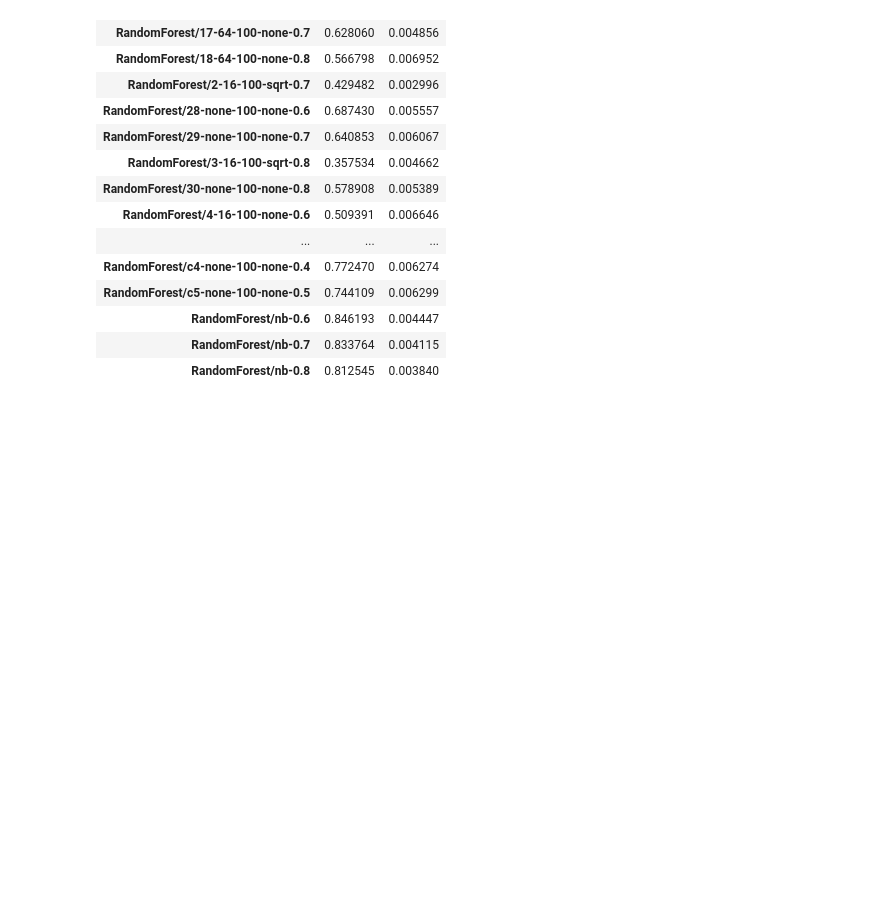
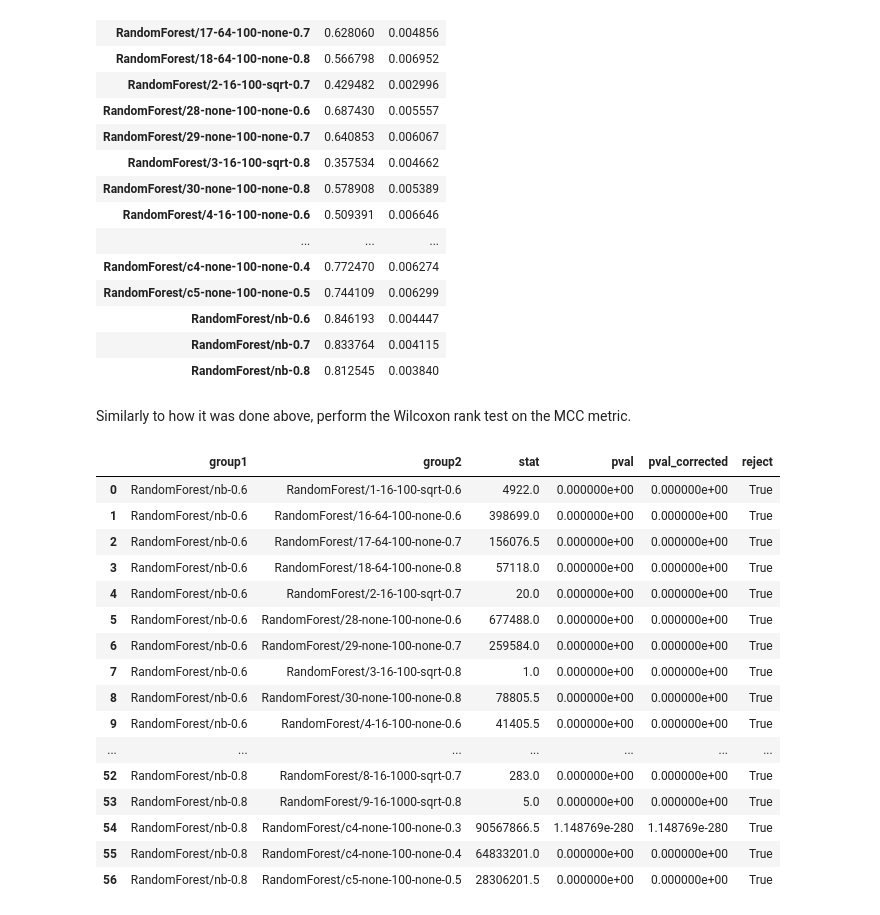
Before and after one commit to BenKaehler/paycheck, a Jupyter notebook: analysis/paycheck-eval-RandomForest.ipynb, the cells around one changed output. Saved outputs shown, nothing was run; the diff lists cells and outputs as text; code cells hidden in the pictures; blank space fills up the shorter version.

```diff
--- a/analysis/paycheck-eval-RandomForest.ipynb
+++ b/analysis/paycheck-eval-RandomForest.ipynb
@@ -785,3 +785,38 @@ calculate_aggregate_metrics(axis_data, metric, "class weights")
 | RandomForest/nb-0.6 | 0.846193 | 0.004447 |
 | RandomForest/nb-0.7 | 0.833764 | 0.004115 |
 | RandomForest/nb-0.8 | 0.812545 | 0.003840 |
+# %% [markdown]
+Similarly to how it was done above, perform the Wilcoxon rank test on the MCC metric.
+# %%
+alpha = 0.05
+correction = "hommel"
+model_col = "class weights"
+nb_prefix = "RandomForest/nb-"
+save_loc = os.path.join(project_dir, sample_types[0], f"stats-rf-{metric}-{alpha}.tsv")
+save_loc = None
+
+stat_results_df = compare_all_wilcoxon(data, model_col, nb_prefix, metric, alpha, paired=True, correction=correction)
+
+if save_loc:
+     stat_results_df.to_csv(os.path.join(save_loc), sep='\t')
+# %%
+with pd.option_context('display.max_rows', None, 'display.max_columns', None):
+    display(stat_results_df)
+# %% [output]
+|  | group1 | group2 | stat | pval | pval_corrected | reject |
+| 0 | RandomForest/nb-0.6 | RandomForest/1-16-100-sqrt-0.6 | 4922.0 | 0.000000e+00 | 0.000000e+00 | True |
+| 1 | RandomForest/nb-0.6 | RandomForest/16-64-100-none-0.6 | 398699.0 | 0.000000e+00 | 0.000000e+00 | True |
+| 2 | RandomForest/nb-0.6 | RandomForest/17-64-100-none-0.7 | 156076.5 | 0.000000e+00 | 0.000000e+00 | True |
+| 3 | RandomForest/nb-0.6 | RandomForest/18-64-100-none-0.8 | 57118.0 | 0.000000e+00 | 0.000000e+00 | True |
+| 4 | RandomForest/nb-0.6 | RandomForest/2-16-100-sqrt-0.7 | 20.0 | 0.000000e+00 | 0.000000e+00 | True |
+| 5 | RandomForest/nb-0.6 | RandomForest/28-none-100-none-0.6 | 677488.0 | 0.000000e+00 | 0.000000e+00 | True |
+| 6 | RandomForest/nb-0.6 | RandomForest/29-none-100-none-0.7 | 259584.0 | 0.000000e+00 | 0.000000e+00 | True |
+| 7 | RandomForest/nb-0.6 | RandomForest/3-16-100-sqrt-0.8 | 1.0 | 0.000000e+00 | 0.000000e+00 | True |
+| 8 | RandomForest/nb-0.6 | RandomForest/30-none-100-none-0.8 | 78805.5 | 0.000000e+00 | 0.000000e+00 | True |
+| 9 | RandomForest/nb-0.6 | RandomForest/4-16-100-none-0.6 | 41405.5 | 0.000000e+00 | 0.000000e+00 | True |
+| ... | ... | ... | ... | ... | ... | ... |
+| 52 | RandomForest/nb-0.8 | RandomForest/8-16-1000-sqrt-0.7 | 283.0 | 0.000000e+00 | 0.000000e+00 | True |
+| 53 | RandomForest/nb-0.8 | RandomForest/9-16-1000-sqrt-0.8 | 5.0 | 0.000000e+00 | 0.000000e+00 | True |
+| 54 | RandomForest/nb-0.8 | RandomForest/c4-none-100-none-0.3 | 90567866.5 | 1.148769e-280 | 1.148769e-280 | True |
+| 55 | RandomForest/nb-0.8 | RandomForest/c4-none-100-none-0.4 | 64833201.0 | 0.000000e+00 | 0.000000e+00 | True |
+| 56 | RandomForest/nb-0.8 | RandomForest/c5-none-100-none-0.5 | 28306201.5 | 0.000000e+00 | 0.000000e+00 | True |
```
Also changed, not shown: parts of 1 cell of this notebook, 2 other files.
